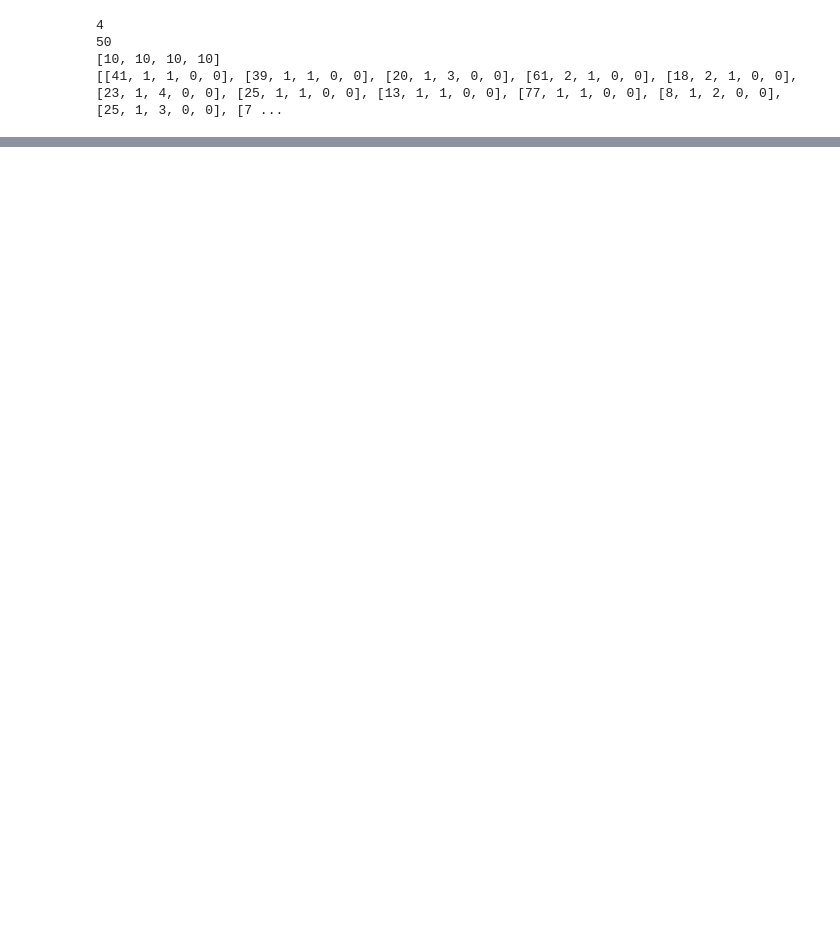
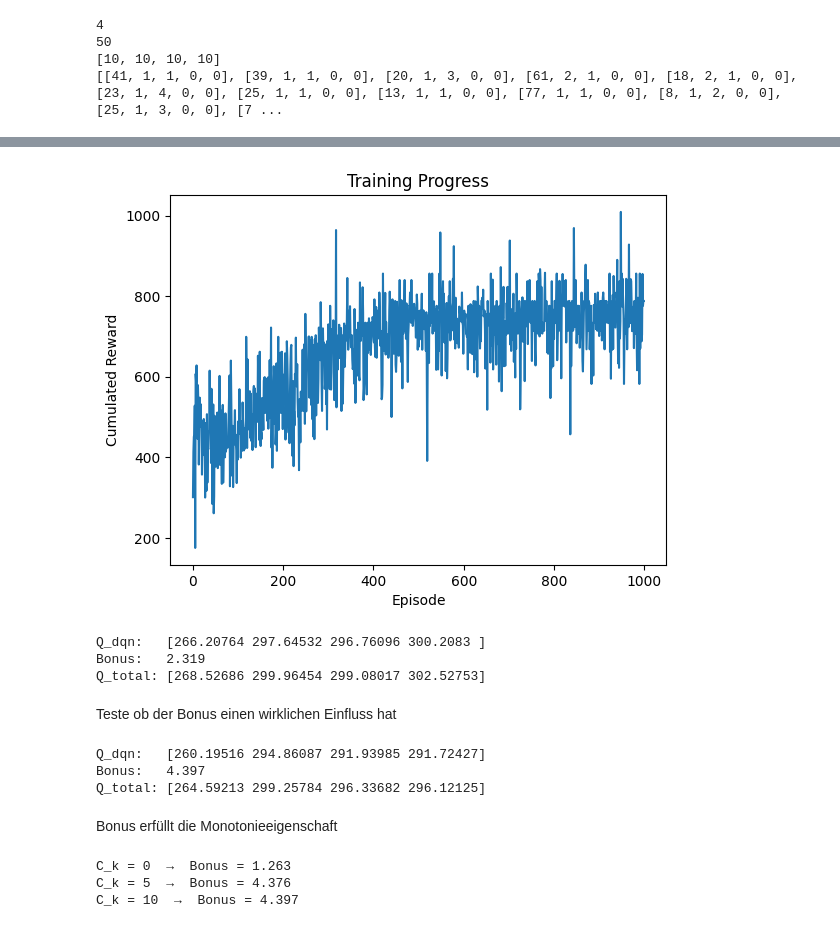
Before and after one commit to FelixFritz02/CI-Programming-Project-SS26, a Jupyter notebook: Programming Part/lattice_agent.ipynb, the cells around one changed output, grey strips where cells are left out. Saved outputs shown, nothing was run; the diff lists cells and outputs as text; code cells hidden in the pictures; blank space fills up the shorter version.

Commit message:
lattice agent with DQN and additive monotone bonus
Co-authored-by: Copilot <copilot@github.com>

```diff
--- a/Programming Part/lattice_agent.ipynb
+++ b/Programming Part/lattice_agent.ipynb
@@ -54,0 +55,71 @@ Episode 1000/1000  Reward:   424.00  Avg(50):   436.64  ε: 0.100
+# %%
+plt.plot(reward_history)
+plt.xlabel("Episode")
+plt.ylabel("Cumulated Reward")
+plt.title("Training Progress")
+plt.show()
+# %% [output]
+[figure, added]
+# %%
+import torch
+
+net = agent.policy_net
+K = net.K
+
+# Einen echten State holen
+obs, _ = env.reset()
+state_t = torch.tensor(obs, dtype=torch.float32).unsqueeze(0)
+
+with torch.no_grad():
+    q_dqn   = net.dqn(state_t)
+    q_total = net(state_t)
+    bonus   = q_total - q_dqn
+
+print(f"Q_dqn:   {q_dqn.numpy().flatten()}")
+print(f"Bonus:   {bonus.numpy().flatten()[0]:.3f}")
+print(f"Q_total: {q_total.numpy().flatten()}")
+# %% [output]
+Q_dqn:   [266.20764 297.64532 296.76096 300.2083 ]
+Bonus:   2.319
+Q_total: [268.52686 299.96454 299.08017 302.52753]
+# %% [markdown]
+Teste ob der Bonus einen wirklichen Einfluss hat
+# %%
+import torch
+
+net = agent.policy_net
+K = net.K
+
+# Einen echten State holen
+obs, _ = env.reset()
+state_t = torch.tensor(obs, dtype=torch.float32).unsqueeze(0)
+
+with torch.no_grad():
+    q_dqn   = net.dqn(state_t)
+    q_total = net(state_t)
+    bonus   = q_total - q_dqn
+
+print(f"Q_dqn:   {q_dqn.numpy().flatten()}")
+print(f"Bonus:   {bonus.numpy().flatten()[0]:.3f}")
+print(f"Q_total: {q_total.numpy().flatten()}")
+# %% [output]
+Q_dqn:   [260.19516 294.86087 291.93985 291.72427]
+Bonus:   4.397
+Q_total: [264.59213 299.25784 296.33682 296.12125]
+# %% [markdown]
+Bonus erfüllt die Monotonieeigenschaft
+# %%
+for c_val in [0.0, 5.0, 10.0]:
+    c_raw = torch.tensor([[c_val] * K], dtype=torch.float32)
+    with torch.no_grad():
+        c_cal = torch.cat(
+            [cal(c_raw[:, k:k+1].double()).float()
+             for k, cal in enumerate(net.c_calibrators)],
+            dim=1,
+        )
+        bonus = net.c_lattice(c_cal.double()).float().item()
+    print(f"C_k = {c_val:.0f}  →  Bonus = {bonus:.3f}")
+# %% [output]
+C_k = 0  →  Bonus = 1.263
+C_k = 5  →  Bonus = 4.376
+C_k = 10  →  Bonus = 4.397
```
Also changed, not shown: parts of 1 cell of this notebook, 1 other file.
